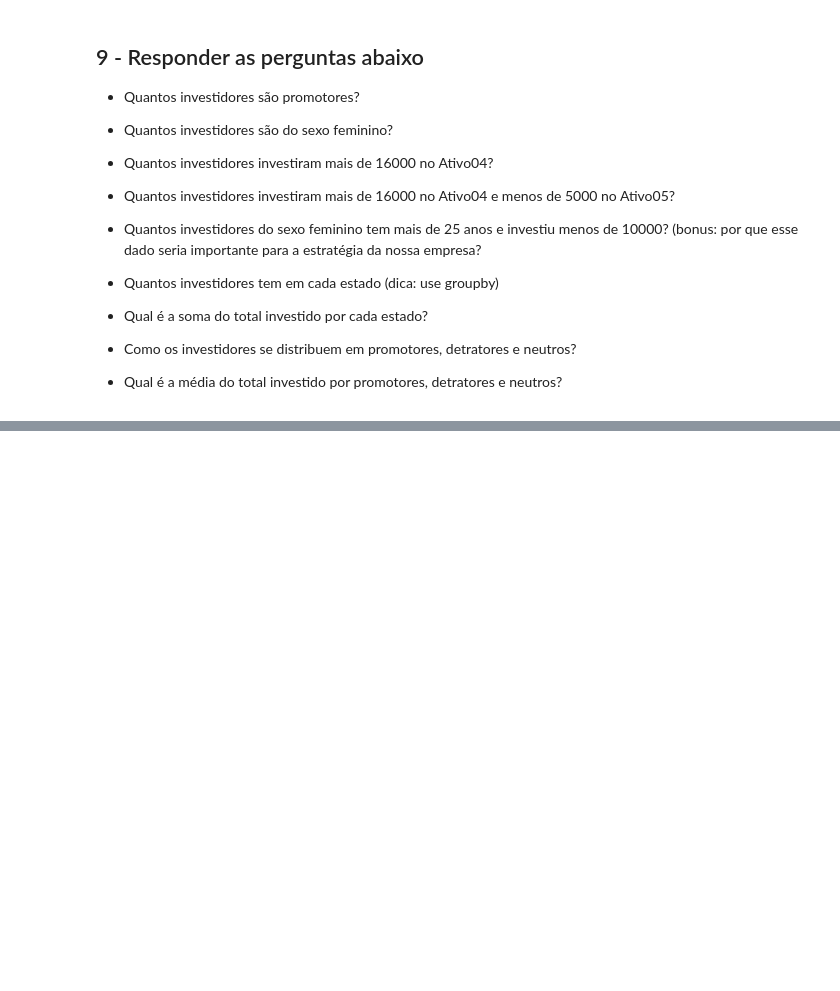
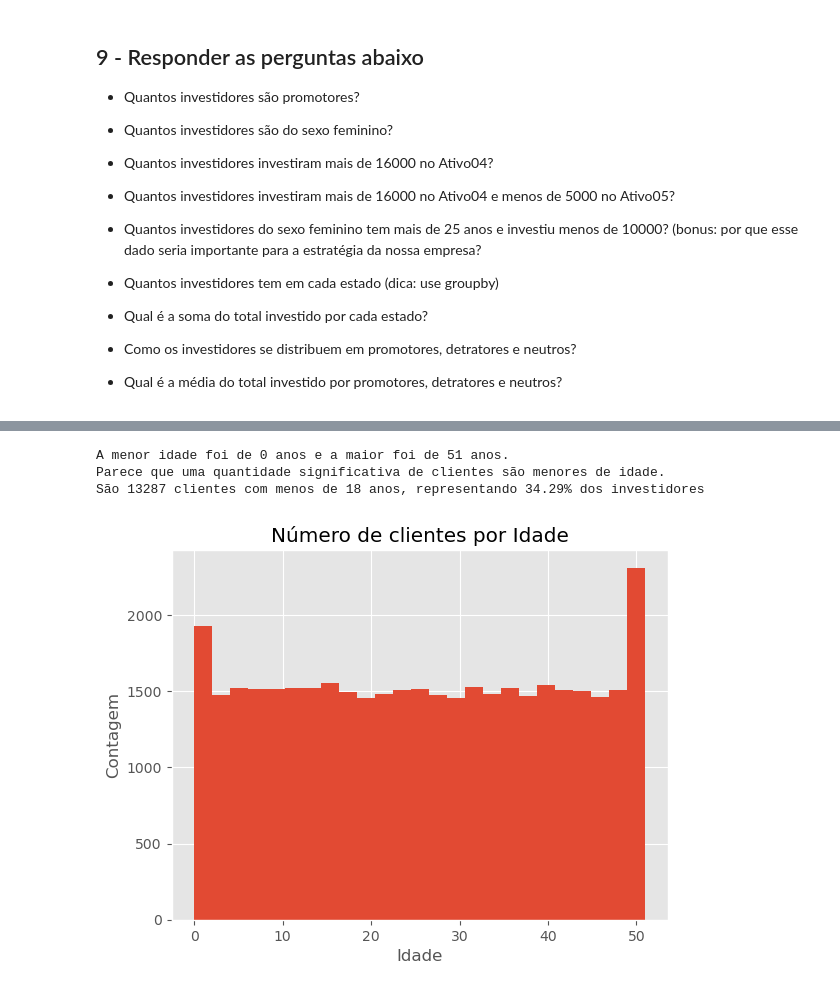
Before and after one commit to vitorccmanso/970-lm-data-tech, a Jupyter notebook: tecnicas_de_programacao_I/projetos/EDA_Pandas/Proj 1 - pandas - notebook.ipynb, the cells around one changed output, grey strips where cells are left out. Saved outputs shown, nothing was run; the diff lists cells and outputs as text; code cells hidden in the pictures; blank space fills up the shorter version.

```diff
--- a/tecnicas_de_programacao_I/projetos/EDA_Pandas/Proj 1 - pandas - notebook.ipynb
+++ b/tecnicas_de_programacao_I/projetos/EDA_Pandas/Proj 1 - pandas - notebook.ipynb
@@ -269,0 +562,14 @@ dtype: bool
+# %%
+print(f'A menor idade foi de {min(df.Idade)} anos e a maior foi de {max(df.Idade)} anos.')
+plt.hist(df['Idade'], bins = 25)
+plt.title('Número de clientes por Idade')
+plt.xlabel('Idade')
+plt.ylabel('Contagem')
+
+print('Parece que uma quantidade significativa de clientes são menores de idade.')
+print(f'São {(df.Idade < 18).sum()} clientes com menos de 18 anos, representando {(df.Idade < 18).sum() / total_investidores * 100:.2f}% dos investidores')
+# %% [output]
+A menor idade foi de 0 anos e a maior foi de 51 anos.
+Parece que uma quantidade significativa de clientes são menores de idade.
+São 13287 clientes com menos de 18 anos, representando 34.29% dos investidores
+[figure, added]
```
Also changed, not shown: parts of 32 cells of this notebook.
